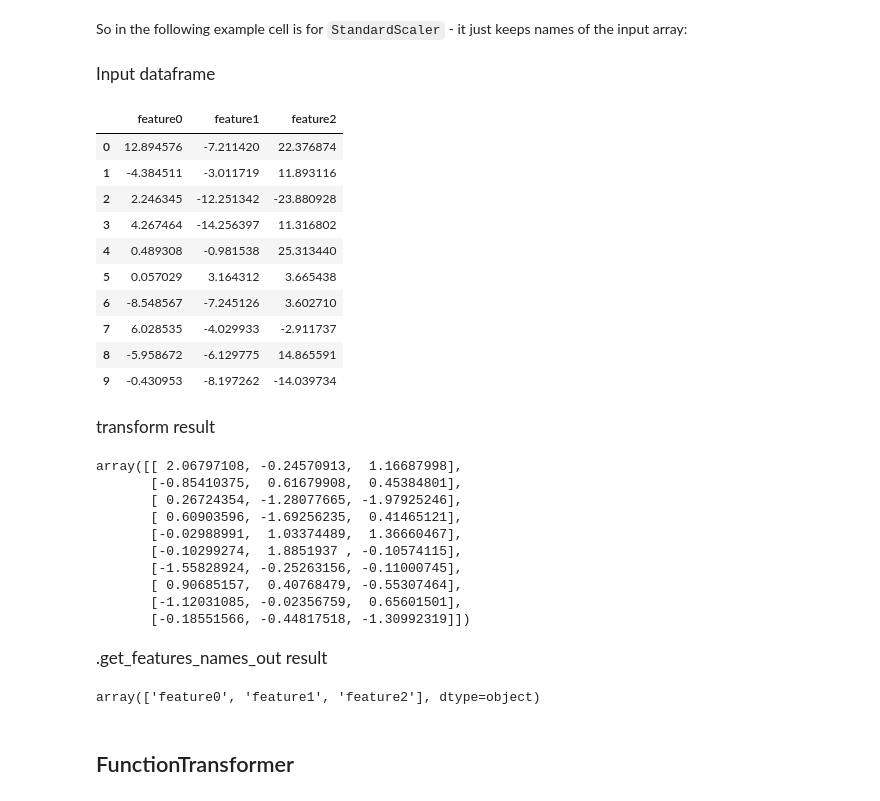
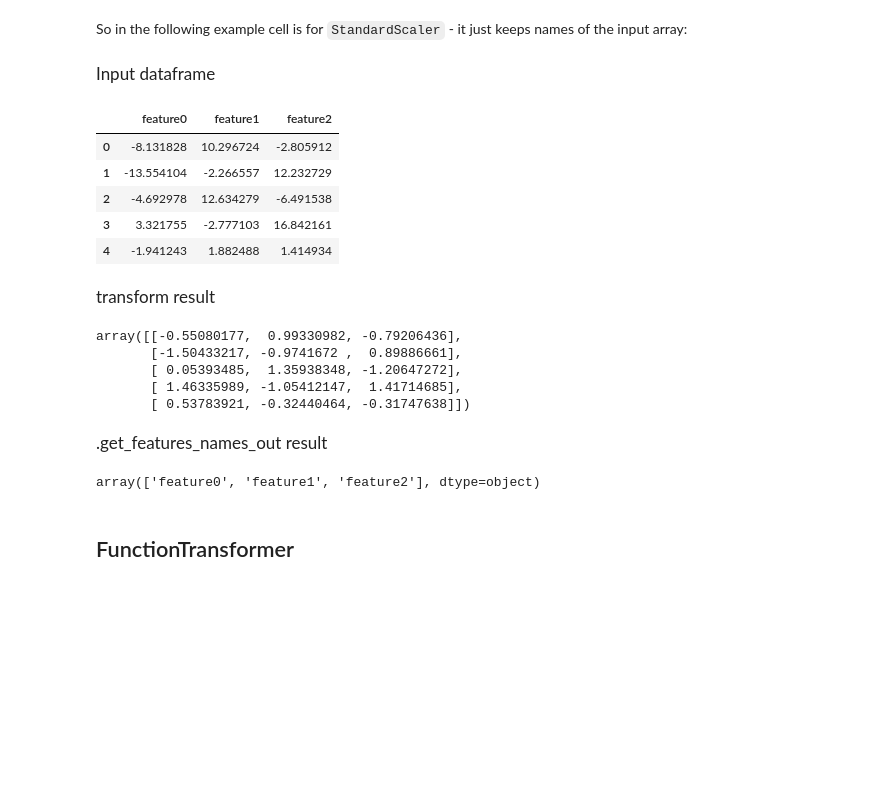
Before and after one commit to fedorkobak/knowledge, a Jupyter notebook: python/sklearn/features_names_out.ipynb, the cells around one changed output. Drawn from its saved outputs; the diff is of its cells as text; code cells hidden in the pictures; blank space fills up the shorter version.

```diff
--- a/python/sklearn/features_names_out.ipynb
+++ b/python/sklearn/features_names_out.ipynb
@@ -15,6 +15,13 @@ from sklearn.preprocessing import (
     FunctionTransformer,
     StandardScaler
 )
+
+# this is frame with few numeric columns that
+# is typically used for examples
+input_frame = pd.DataFrame({
+    f"feature{n}" : np.random.normal(0, 10, 5)
+    for n in range(3)
+})
 # %% [markdown]
 ## Defined names
 # %% [markdown]
@@ -29,43 +36,29 @@ There are converters that specify columns output names by themselves. In them yo
 # %% [markdown]
 So in the following example cell is for `StandardScaler` - it just keeps names of the input array:
 # %%
-input_frame = pd.DataFrame({
-    f"feature{n}" : np.random.normal(0, 10, 10)
-    for n in range(3)
-})
 display(HTML(header_template.format("Input dataframe")))
 display(input_frame)
 
 my_scaler = StandardScaler()
 display(HTML(header_template.format("transform result")))
 display(my_scaler.fit_transform(input_frame))
 
 display(HTML(header_template.format(".get_features_names_out result")))
 display(my_scaler.get_feature_names_out())
 # %% [output]
 Input dataframe
 |  | feature0 | feature1 | feature2 |
-| 0 | 12.894576 | -7.211420 | 22.376874 |
-| 1 | -4.384511 | -3.011719 | 11.893116 |
-| 2 | 2.246345 | -12.251342 | -23.880928 |
-| 3 | 4.267464 | -14.256397 | 11.316802 |
-| 4 | 0.489308 | -0.981538 | 25.313440 |
-| 5 | 0.057029 | 3.164312 | 3.665438 |
-| 6 | -8.548567 | -7.245126 | 3.602710 |
-| 7 | 6.028535 | -4.029933 | -2.911737 |
-| 8 | -5.958672 | -6.129775 | 14.865591 |
-| 9 | -0.430953 | -8.197262 | -14.039734 |
+| 0 | -8.131828 | 10.296724 | -2.805912 |
+| 1 | -13.554104 | -2.266557 | 12.232729 |
+| 2 | -4.692978 | 12.634279 | -6.491538 |
+| 3 | 3.321755 | -2.777103 | 16.842161 |
+| 4 | -1.941243 | 1.882488 | 1.414934 |
 transform result
-array([[ 2.06797108, -0.24570913,  1.16687998],
-       [-0.85410375,  0.61679908,  0.45384801],
-       [ 0.26724354, -1.28077665, -1.97925246],
-       [ 0.60903596, -1.69256235,  0.41465121],
-       [-0.02988991,  1.03374489,  1.36660467],
-       [-0.10299274,  1.8851937 , -0.10574115],
-       [-1.55828924, -0.25263156, -0.11000745],
-       [ 0.90685157,  0.40768479, -0.55307464],
-       [-1.12031085, -0.02356759,  0.65601501],
-       [-0.18551566, -0.44817518, -1.30992319]])
+array([[-0.55080177,  0.99330982, -0.79206436],
+       [-1.50433217, -0.9741672 ,  0.89886661],
+       [ 0.05393485,  1.35938348, -1.20647272],
+       [ 1.46335989, -1.05412147,  1.41714685],
+       [ 0.53783921, -0.32440464, -0.31747638]])
 .get_features_names_out result
 array(['feature0', 'feature1', 'feature2'], dtype=object)
 # %% [markdown]
```
Also changed, not shown: parts of 9 cells of this notebook, 1 other file.
